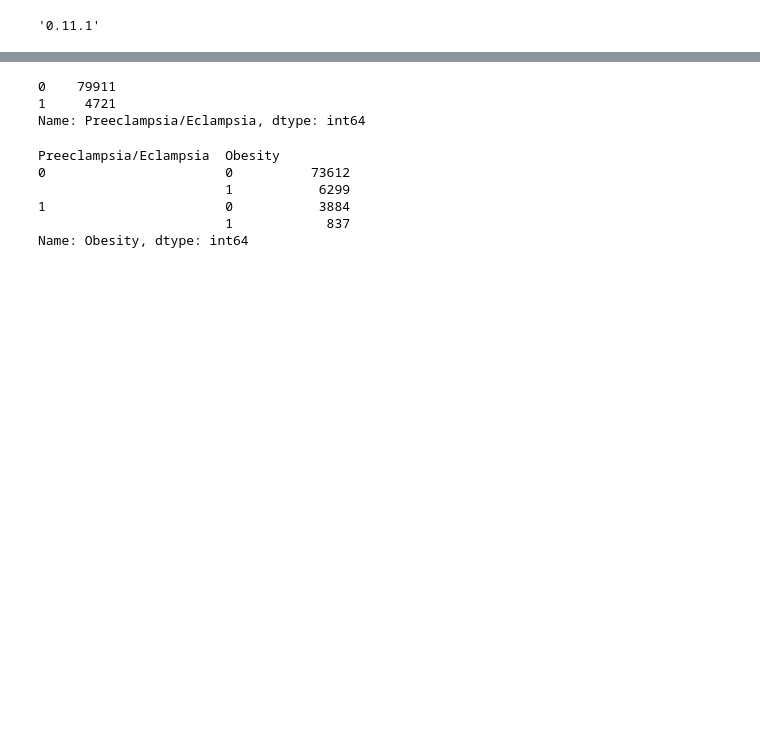
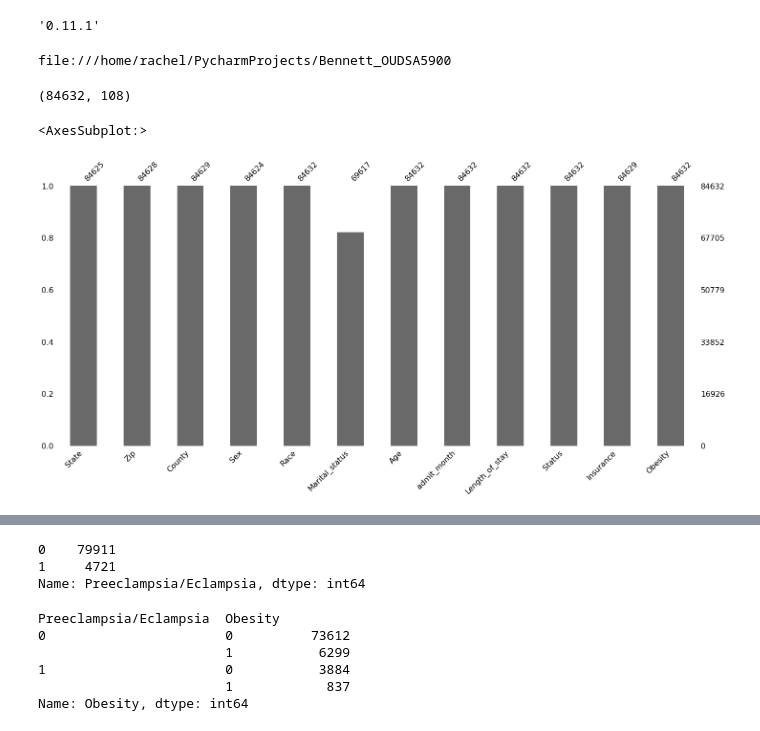
Before and after one commit to rachellb/Bennett_OUDSA5900, a Jupyter notebook: Descriptions/Oklahoma Descriptions.ipynb, the cells around one changed output, grey strips where cells are left out. Saved outputs shown, nothing was run; the diff lists cells and outputs as text; code cells hidden in the pictures; blank space fills up the shorter version.

```diff
--- a/Descriptions/Oklahoma Descriptions.ipynb
+++ b/Descriptions/Oklahoma Descriptions.ipynb
@@ -9,4 +11,9 @@ import matplotlib.pyplot as plt
 sns.__version__
 # %% [output]
 '0.11.1'
+# %%
+parent = os.path.dirname(os.getcwd())
+print ('file://' + parent)
+# %% [output]
+file:///home/rachel/PycharmProjects/Bennett_OUDSA5900
 # %%
@@ -288,4 +328,13 @@ for disease in diseaseDictionary:
 data = ok2017.append(ok2018)
+# %%
+data.shape
+# %% [output]
+(84632, 108)
+# %%
+msno.bar(data.iloc[:,0:12])
+# %% [output]
+<AxesSubplot:>
+[figure, added]
 # %%
 data.isnull().sum()
 # %% [output]
```
Also changed, not shown: parts of 11 cells of this notebook, 2 other files.
